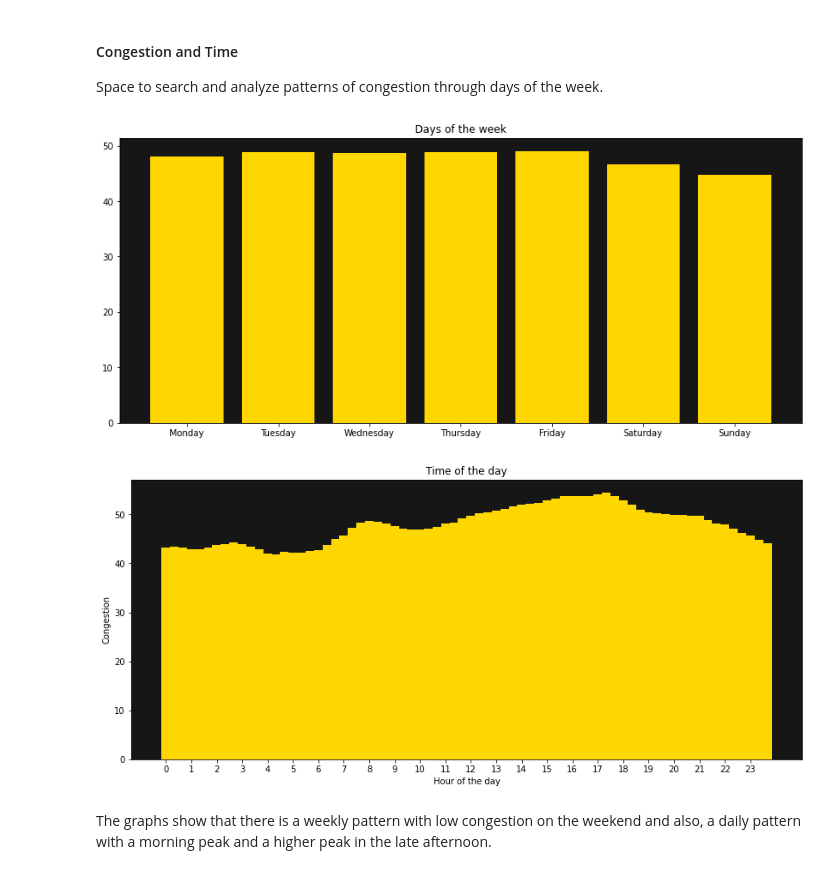
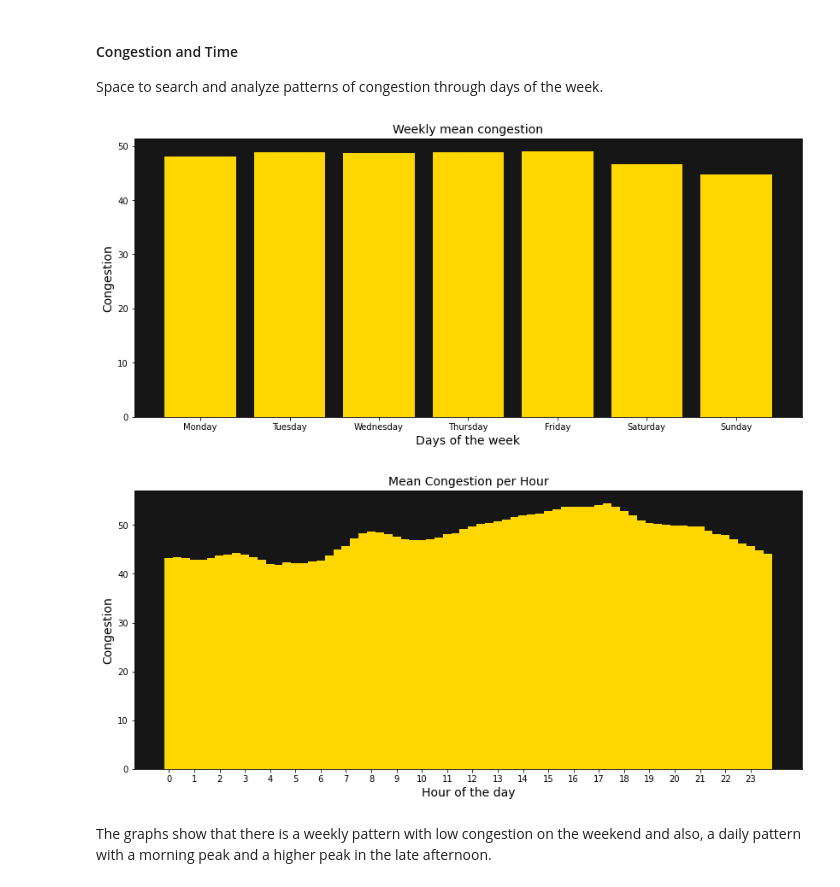
Before and after one commit to mksantos2/ML-projects, a Jupyter notebook: MSc-ML/traffic-flow-forecasting/notebook.ipynb, the cells around one changed output. Saved outputs shown, nothing was run; the diff lists cells and outputs as text; code cells hidden in the pictures.

```diff
--- a/MSc-ML/traffic-flow-forecasting/notebook.ipynb
+++ b/MSc-ML/traffic-flow-forecasting/notebook.ipynb
@@ -280,22 +290,24 @@ Space to search and analyze patterns of congestion through days of the week.
 # %%
 cong_time = train_df.groupby(train_df.time.dt.dayofweek).congestion.mean()
 plt.figure(figsize=(14, 6))
-plt.title('Days of the week')
+plt.title('Weekly mean congestion', fontsize=14)
+plt.xlabel('Days of the week', fontsize=14)
+plt.ylabel('Congestion', fontsize=14)
 plt.bar(cong_time.index, cong_time, color='gold')
 plt.xticks(ticks=cong_time.index, labels=['Monday', 'Tuesday', 'Wednesday', 'Thursday', 'Friday', 'Saturday', 'Sunday'])
 plt.show()
 # %% [output]
-[figure, old version]
+[figure, new version]
 # %%
 cong_day = train_df.groupby(train_df.time.dt.hour + train_df.time.dt.minute/60).congestion.mean()
 plt.figure(figsize=(14, 6))
-plt.title('Time of the day')
+plt.title('Mean Congestion per Hour', fontsize=14)
 plt.bar(cong_day.index, cong_day, color='gold', width=0.34)
 plt.xticks(range(24))
-plt.xlabel('Hour of the day')
-plt.ylabel('Congestion')
+plt.xlabel('Hour of the day', fontsize=14)
+plt.ylabel('Congestion', fontsize=14)
 plt.show()
 # %% [output]
-[figure, old version]
+[figure, new version]
 # %% [markdown]
 The graphs show that there is a weekly pattern with low congestion on the weekend and also, a daily pattern with a morning peak and a higher peak in the late afternoon.
```
Also changed, not shown: parts of 27 cells of this notebook.
